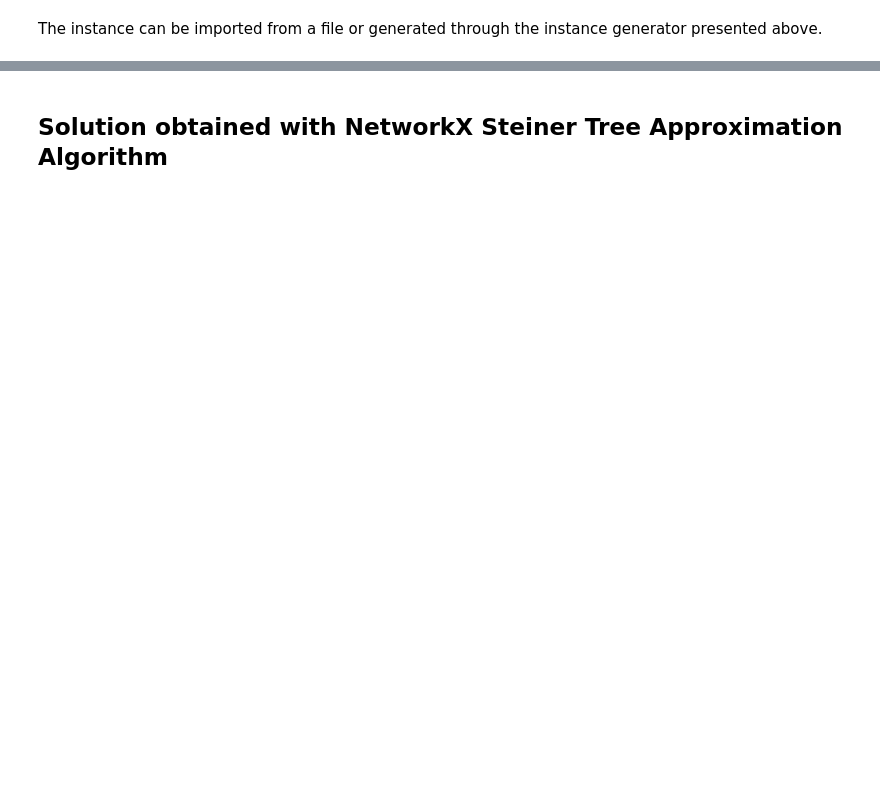
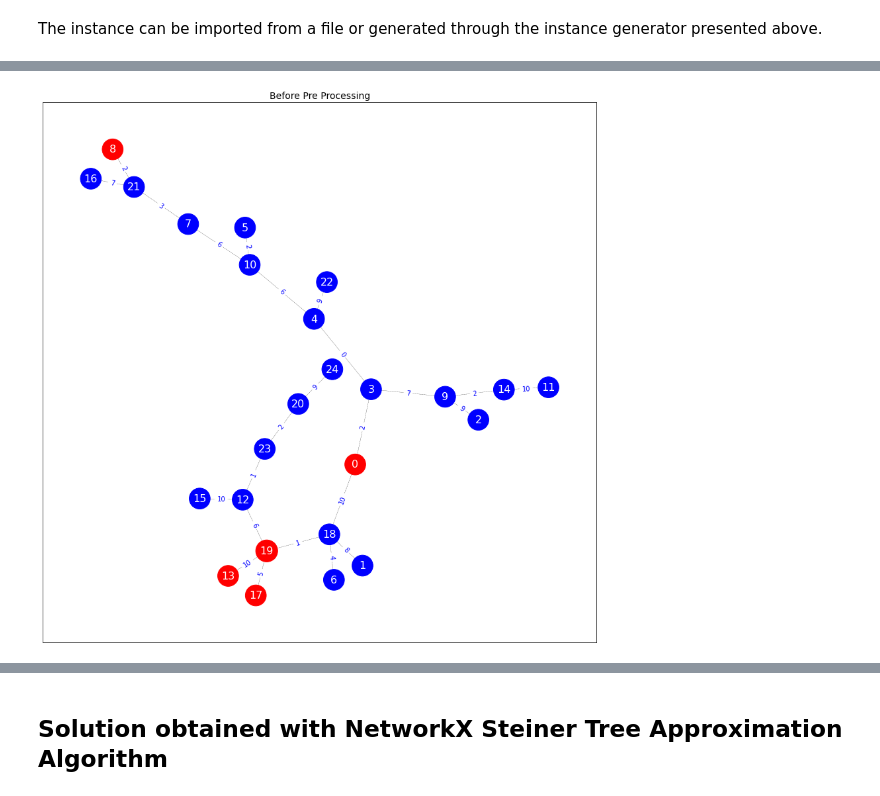
Before and after one commit to viniciusdsmello/prize-collecting-steiner-tree, a Jupyter notebook: notebooks/experiments_aco.ipynb, the cells around one changed output, grey strips where cells are left out. Cells and saved outputs as stored; diff of their text form; code cells hidden in the pictures; blank space fills up the shorter version.

```diff
--- a/notebooks/experiments_aco.ipynb
+++ b/notebooks/experiments_aco.ipynb
@@ -68,3 +80,15 @@ import networkx.algorithms.components as comp
 conn_components = list(comp.connected_components(stp_preprocessed.graph))
 
 print(conn_components)
+# %%
+try:
+    draw_steiner_graph(
+        stp.graph,
+        plot_title=f'Before Pre Processing',
+        node_label='name',
+        seed=SEED
+    )
+except Exception as e:
+    print(e)
+# %% [output]
+[figure, added]
```
Also changed, not shown: parts of 6 cells of this notebook, 4 other files.
